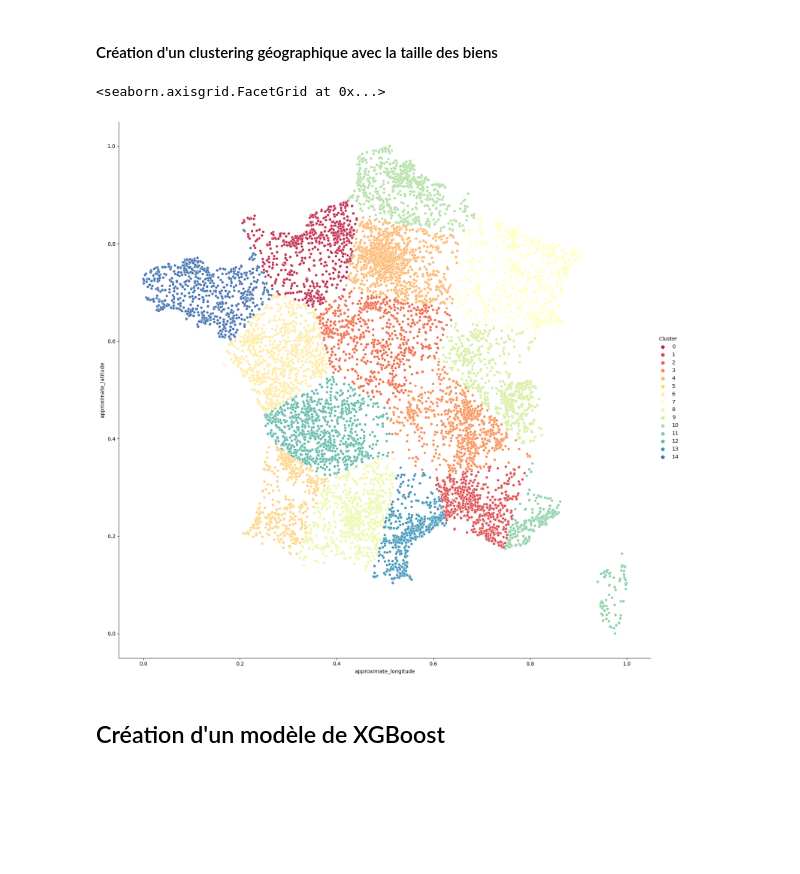
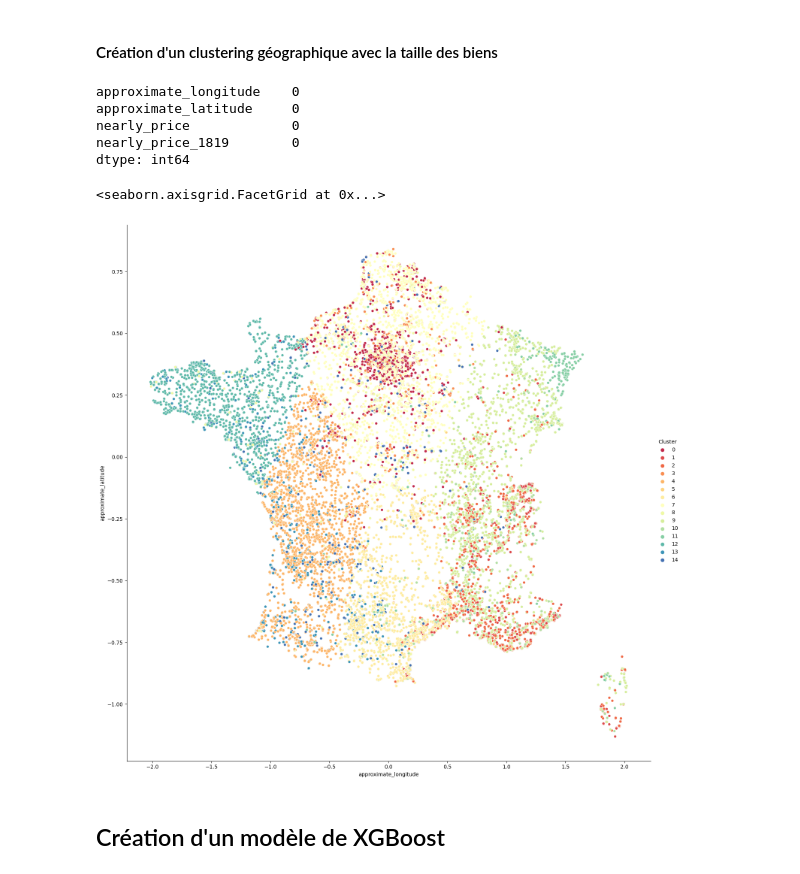
Before and after one commit to Clemflannagahn/STASC, a Jupyter notebook: Features_engineering/Traitement_dataset_CA.ipynb, the cells around one changed output. Drawn from its saved outputs; the diff is of its cells as text; code cells hidden in the pictures; blank space fills up the shorter version.

```diff
--- a/Features_engineering/Traitement_dataset_CA.ipynb
+++ b/Features_engineering/Traitement_dataset_CA.ipynb
@@ -173,11 +184,6 @@ X_correlation["Sum_bathrooms_rooms"] = X_correlation["nb_rooms"]+X_correlation["
 X_correlation["Diff_bedrooms_bathrooms"] = X_correlation["nb_bathrooms"]-X_correlation["nb_bedrooms"]
 X_correlation["Ratio_size_rooms"] = X["size"]/X_correlation["nb_rooms"]
 
-# Calcul des valeurs des départements plutôt que des codes postaux (en séparant les départements à 4 chiffres des départements à 5 chiffres)
-X_correlation["departement"]=X_correlation["postal_code"]
-X_correlation["departement"][X_correlation["departement"] < 10000]=X_correlation["departement"].astype(str).str[:1].astype(int)
-X_correlation["departement"][X_correlation["departement"] >= 10000]=X_correlation["departement"].astype(str).str[:2].astype(int)
-
 # Rajout du prix pour l'étude de corrélation
 X_correlation["price"] = np.log1p(y["price"])
 # %%
@@ -223,0 +232,9 @@ X["nearly_price_1819"]=X["PrixMoyen_M2_1819"]*X["size"]
+# %%
+X["nearly_price"]=X["PrixMoyen_M2"]*X["size"]
+X["nearly_price_1819"]=X["PrixMoyen_M2_1819"]*X["size"]
+
+for x in features_incomplete(X):
+    X[x].fillna(X.groupby("departement")[x].transform("mean"), inplace=True)
+
+# fill missing values with mean column values (il reste des valeurs manquantes dans 'nearly_price_1819)
+X.fillna(X.mean(), inplace=True)
@@ -224,3 +243,6 @@ X["nearly_price_1819"]=X["PrixMoyen_M2_1819"]*X["size"]
+# %%
+X["racine_size"] = np.sqrt(X["size"])
+X["racine_land_size"] = np.sqrt(X["land_size"])
 # %% [markdown]
 ## Ajout du score des images (obtenus par DL avec RoomNet)
 # %% [markdown]
@@ -268,26 +290,33 @@ sns.relplot(x="approximate_longitude", y="approximate_latitude", hue = "Cluster"
 # %% [markdown]
 #### Création d'un clustering géographique avec la taille des biens
 # %%
-from sklearn.preprocessing import MinMaxScaler
-scaler = MinMaxScaler()
+from sklearn.preprocessing import RobustScaler
+scaler = RobustScaler()
 for x in X.columns:
     if X[x].dtype != 'object':
         X[x] = scaler.fit_transform(X[x].values.reshape(-1,1))
 # %%
 # création d'un mini dataset avec les coordonnées et le prix pour pouvoir faire un clustering
-X_cluster_size = X[["approximate_longitude","approximate_latitude","Diff_bedrooms_bathrooms"]]
+
+X_cluster_size = X[["approximate_longitude","approximate_latitude","nearly_price"]]
+X_cluster_size["nearly_price"]=np.log1p(X_cluster_size["nearly_price"])
 # print(X_cluster_prix.head())
 
 N=15
 kmeans = KMeans(n_clusters=N)
 X_cluster_size["Cluster"] = kmeans.fit_predict(X_cluster_size)
 X_cluster_size["Cluster"] = X_cluster_size["Cluster"].astype("category")
 # print(X_cluster_size.head(10))
 
 sns.relplot(x="approximate_longitude", y="approximate_latitude", hue = "Cluster", s=25,data=X_cluster_size, height=N, palette = sns.color_palette("Spectral",n_colors = N))
 # %% [output]
-<seaborn.axisgrid.FacetGrid at 0x...>
+approximate_longitude    0
+approximate_latitude     0
+nearly_price             0
+nearly_price_1819        0
+dtype: int64
+<seaborn.axisgrid.FacetGrid at 0x...>
-[figure, old version]
+[figure, new version]
 # %%
 X["Cluster"]=X_cluster_size["Cluster"]
 # %% [markdown]
```
Also changed, not shown: parts of 18 cells of this notebook, 5 other files.
